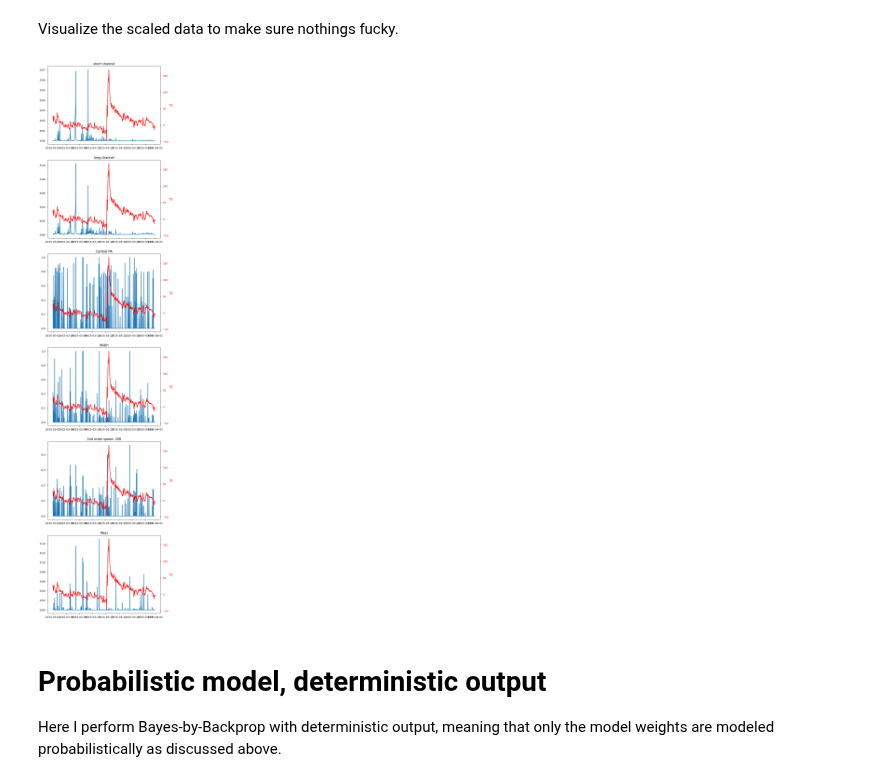
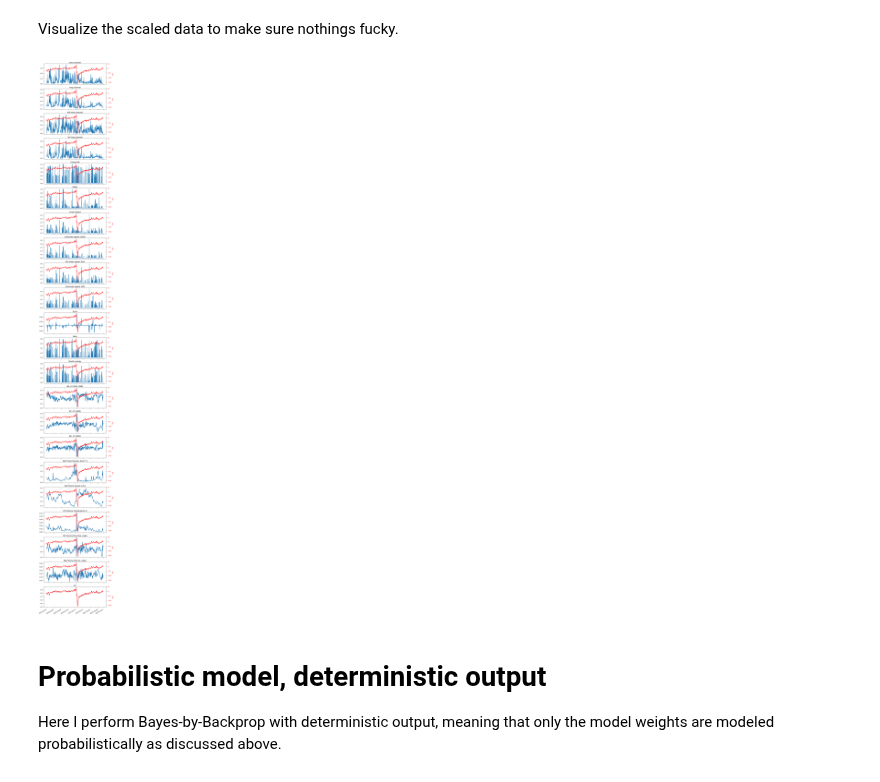
Before and after one commit to sarttiso/spaceweather, a Jupyter notebook: forecasting_extcoeff_BNN.ipynb, the cells around one changed output. Drawn from its saved outputs; the diff is of its cells as text; code cells hidden in the pictures.

```diff
--- a/forecasting_extcoeff_BNN.ipynb
+++ b/forecasting_extcoeff_BNN.ipynb
@@ -128,7 +142,7 @@ t = data.index
 # %%
 fig, ax = plt.subplots(figsize=(8,6))
 ax.plot(data_out)
-ax.set_ylabel('$q_1^0$, nT')
+ax.set_ylabel('Est, nT')
 ax.set_xlabel('year')
 plt.show()
 # %% [output]
@@ -140,3 +154,9 @@ To register the converters:
+# %%
+# only run if using CME or x-ray data
+data_in['short channel'] = np.log10(data_in['short channel']+1e-8)
+data_in['long channel'] = np.log10(data_in['long channel']+1e-8)
+data_in['Mass'] = np.log10(data_in['Mass'] + 1e13)
+data_in['Kinetic energy'] = np.log10(data_in['Kinetic energy'] + 1e27)
 # %% [markdown]
 ## Split data
 
@@ -150,13 +170,30 @@ batch_size = 2000
 # %%
-data_in_arr = data_in[0:-lahead].values
-data_out_arr = data_out[lahead:].values
+data_in_arr = data_in[0:-lahead].values.astype(np.float32)
+data_out_arr = data_out[lahead:].values.astype(np.float32)
 
 t_in = t[0:-lahead]
 t_out = t[lahead:]
 
 dataset = Dataset(data_in_arr, data_out_arr)
 
-data_in_train, data_out_train, data_in_test, data_out_test, data_in_val, data_out_val = dataset.split(batch_size, train_frac=train_percent, test_frac=test_percent)
+data_in_train, \
+data_out_train, \
+data_in_test, \
+data_out_test, \
+data_in_val, \
+data_out_val, \
+t_train, \
+t_test,\
+t_val = dataset.split(batch_size,
+                          train_frac=train_percent,
+                          test_frac=test_percent,
+                          ext_array=np.concatenate([t_in.values.reshape(-1,1),
+                                                    t_out.values.reshape(-1,1)], axis=1))
+
+t_in_train = t_train[:,0]
+t_out_train = t_train[:,1]
+t_in_test = t_test[:,0]
+t_out_test = t_test[:,1]
 # %% [markdown]
 ## Normalize
 
@@ -175,25 +212,27 @@ data_in_arr_scaled = scaler_input.transform(data_in_arr)
 # reshape input data
 data_in_train_scaled = data_in_train_scaled.reshape(-1, 1, input_dim)
 data_in_test_scaled = data_in_test_scaled.reshape(-1, 1, input_dim)
+data_in_arr_scaled = data_in_arr_scaled.reshape(-1, 1, input_dim)
 # %% [markdown]
 Visualize the scaled data to make sure nothings fucky.
 # %%
 idx_in = (t_in.year == 2015) & (t_in.month == 3)
 idx_out = (t_out.year == 2015) & (t_out.month == 3)
 
 # plot inputs with q10 superimposed
-fig, axs = plt.subplots(input_dim, 1, figsize=(10, 50))
+fig, axs = plt.subplots(input_dim, 1, figsize=(10, 100))
 for ii, ax in enumerate(axs):
-    ax.plot(t_in[idx_in], data_in_arr_scaled[idx_in, ii])
+    ax.plot(t_in[idx_in], data_in_arr_scaled[idx_in, 0, ii])
     ax2 = ax.twinx()  # instantiate a second axes that shares the same x-axis
-    ax2.set_ylabel('$q_1^0$', color='r')  # we already handled the x-label with ax1
+    ax2.set_ylabel('Est', color='r')  # we already handled the x-label with ax1
     ax2.plot(t_out[idx_out], data_out_arr[idx_out], color='r')
     ax2.tick_params(axis='y', labelcolor='r')
-    ax.plot()
     ax.set_title(in_cols[ii])
+
+fig.autofmt_xdate()
 plt.show()
 # %% [output]
-[figure, old version]
+[figure, new version]
 # %% [markdown]
 # Probabilistic model, deterministic output
 
```
Also changed, not shown: parts of 51 cells of this notebook, 2 other files.
